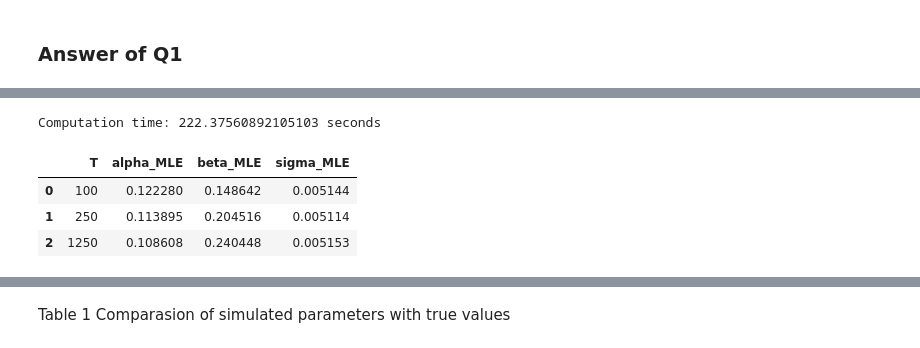
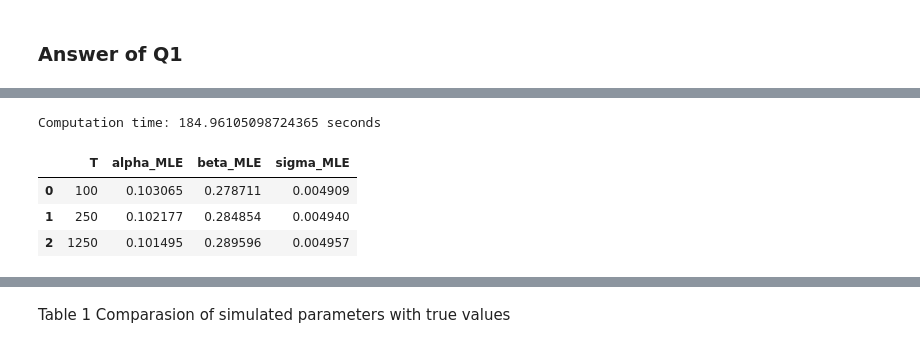
Before and after one commit to noisyoscillator/MTH9893_Time_Series, a Jupyter notebook: HW2/MTH9893_HW2_Group01.ipynb, the cells around one changed output, grey strips where cells are left out. Saved outputs shown, nothing was run; the diff lists cells and outputs as text; code cells hidden in the pictures.

```diff
--- a/HW2/MTH9893_HW2_Group01.ipynb
+++ b/HW2/MTH9893_HW2_Group01.ipynb
@@ -94,60 +89,18 @@ def MLE_para(Tlist,NN):
                      'sigma_MLE':sigma_res})
 
     return df
-# %%
-def MLE_para(ts,Tlist,NN):
-    # ts: time series data
-    # Tlist: list of T (number of observations)
-    # NN: number of simulations
-
-#    alphaALL=[]
-    betaALL=[]
-    sigmaALL=[]
-    alphaALL2=[]
-    # Avoid . operation to speed up the computation
-    alpha2_append=alphaALL2.append
-    beta_append=betaALL.append
-    sigma_append=sigmaALL.append
-
-    beta_res=[]
-    sigma_res=[]
-    alpha2_res=[]
-
-
-    for i in range(len(Tlist)):
-        for j in range(NN):
-            with warnings.catch_warnings():
-                warnings.filterwarnings('ignore') # Not print the warnings
-                model=ARMA(ts[0:Tlist[i]],order=(1,0)).fit(method='mle')
-                beta_append(model.params[1])
-                sigma_append(np.std(model.resid))
-
-                alpha2_append(model.params[0]*(1-model.params[1])) # This returns alpha
-
-        beta_res.append(np.average(betaALL))
-        sigma_res.append(np.average(sigmaALL))
-
-        alpha2_res.append(np.average(alphaALL2))
-
-    df=pd.DataFrame({'T':Tlist,'alpha_MLE':alpha2_res,
-                     #'alpha2_MLE':alpha2_res,
-                     'beta_MLE':beta_res,
-                     'sigma_MLE':sigma_res})
-
-    return df
 # %%
 startT=time.time()
-x=generate_RN(T[2])
-df1=MLE_para3(x,T,N)
+df1=MLE_para(T,N)
 endT=time.time()
 print('Computation time: %s seconds' %(endT-startT))
 df1
 # %% [output]
-Computation time: 222.37560892105103 seconds
+Computation time: 184.96105098724365 seconds
 |  | T | alpha_MLE | beta_MLE | sigma_MLE |
-| 0 | 100 | 0.122280 | 0.148642 | 0.005144 |
-| 1 | 250 | 0.113895 | 0.204516 | 0.005114 |
-| 2 | 1250 | 0.108608 | 0.240448 | 0.005153 |
+| 0 | 100 | 0.103065 | 0.278711 | 0.004909 |
+| 1 | 250 | 0.102177 | 0.284854 | 0.004940 |
+| 2 | 1250 | 0.101495 | 0.289596 | 0.004957 |
 # %%
 df_true=pd.DataFrame({'T':T,'alpha':alpha,'beta':beta,'sigma':sigma},index=['i','ii','iii'])
 df_true
```
Also changed, not shown: parts of 10 cells of this notebook.
